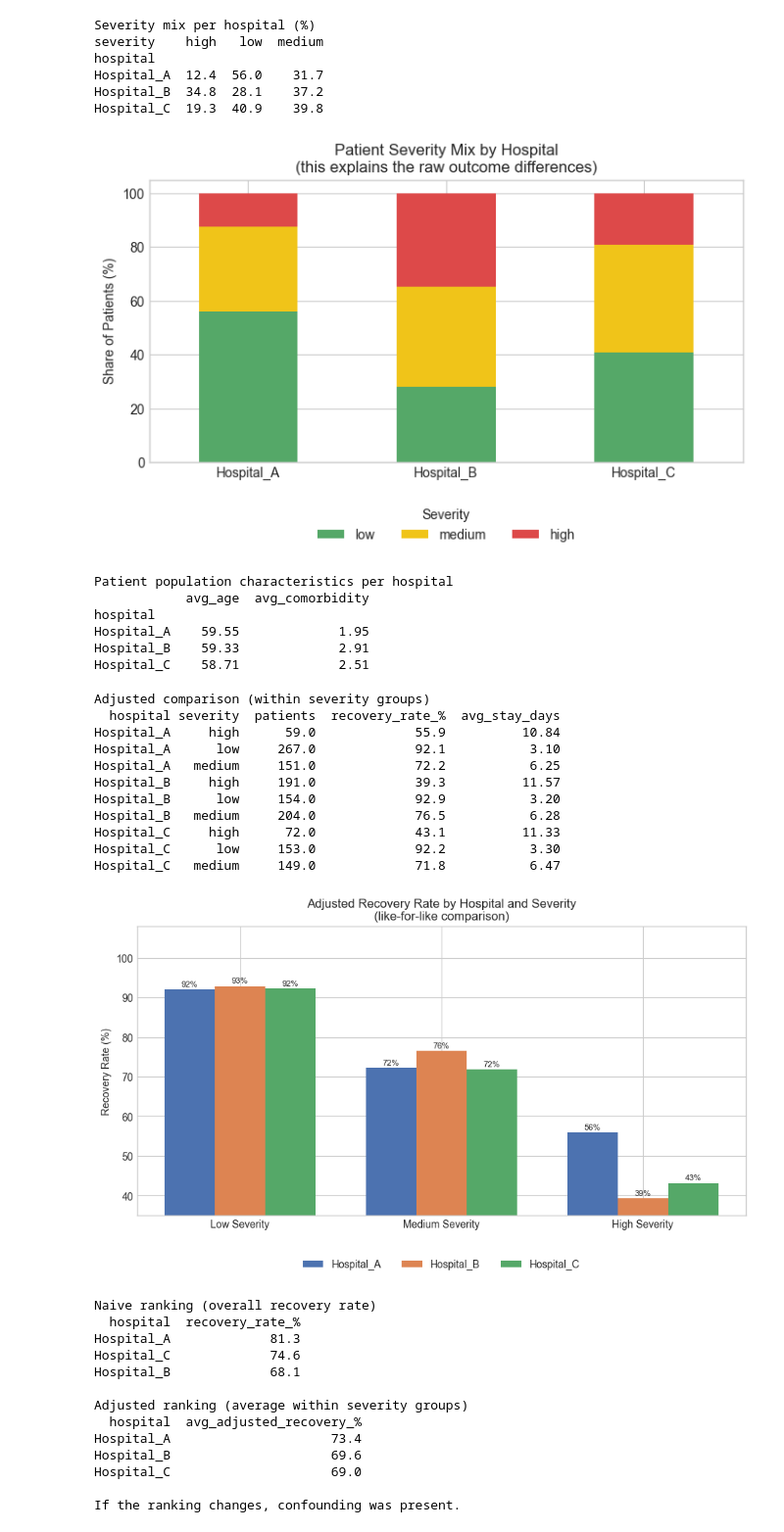
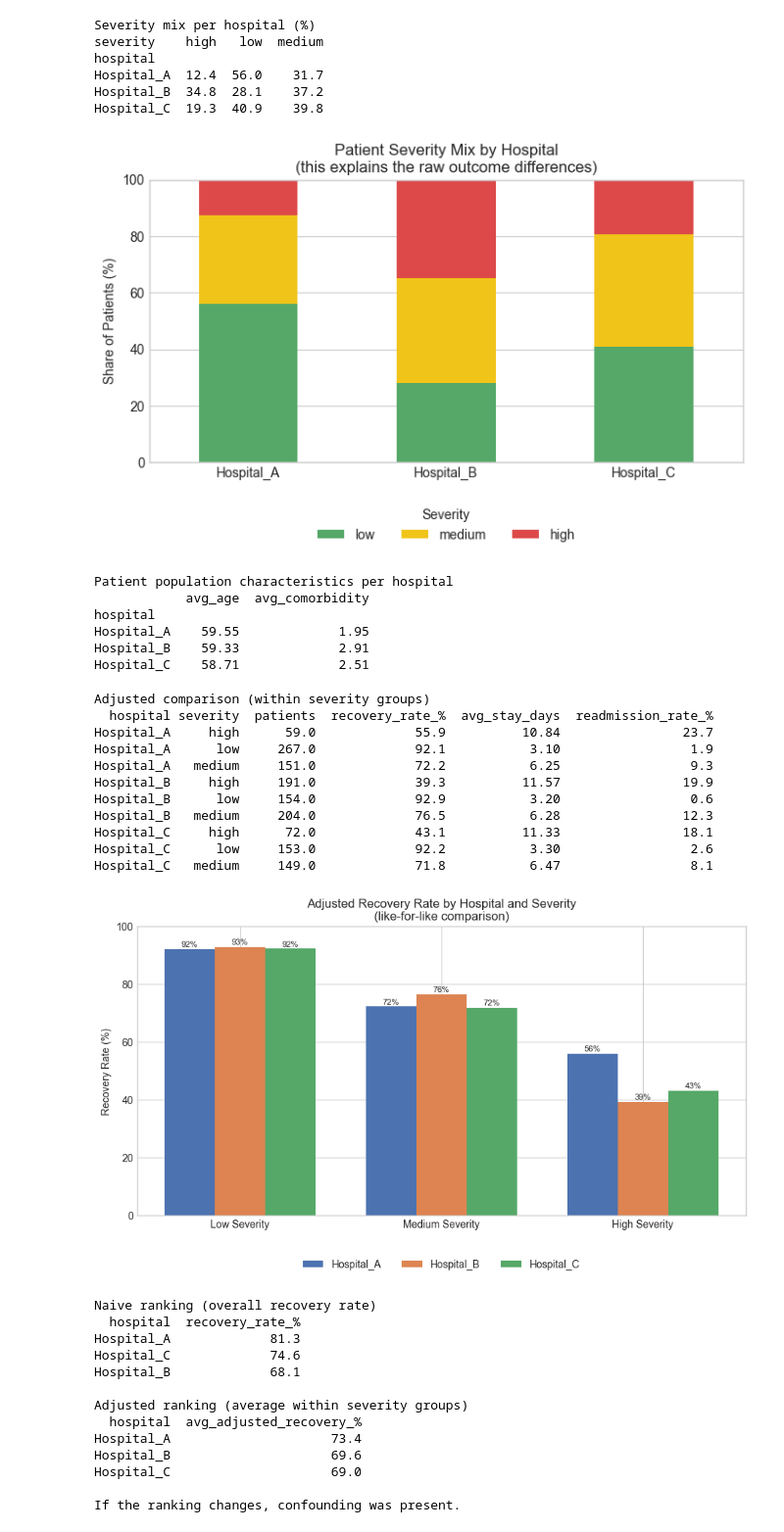
Before and after one commit to IliasBro/DS-Python-Fundamentals-Individual-Project, a Jupyter notebook: Analysis.ipynb, the cells around one changed output. Shown at 98% size. Saved outputs shown, nothing was run; the diff lists cells and outputs as text; code cells hidden in the pictures.

```diff
--- a/Analysis.ipynb
+++ b/Analysis.ipynb
@@ -330,14 +330,19 @@ def recovery_rate(group):
 def avg_length_of_stay(group):
     """Returns the average length of stay in days."""
     return group["length_of_stay_days"].mean()
+
+def readmission_rate(group):
+    """Returns the percentage of patients readmitted within 30 days."""
+    return group["readmitted_30d"].mean() * 100
 # %%
 # Step 1: Naive comparison across hospitals
 
 naive_results = df.groupby("hospital").apply(
     lambda g: pd.Series({
-        "patients":        len(g),
-        "recovery_rate_%": recovery_rate(g).round(1),
-        "avg_stay_days":   avg_length_of_stay(g).round(2)
+        "patients":           len(g),
+        "recovery_rate_%":    recovery_rate(g).round(1),
+        "avg_stay_days":      avg_length_of_stay(g).round(2),
+        "readmission_rate_%": readmission_rate(g).round(1)
     })
 ).reset_index()
 
@@ -409,6 +414,7 @@ ax = severity_ordered.plot(
 
 ax.set_ylabel("Share of Patients (%)")
 ax.set_title("Patient Severity Mix by Hospital\n(this explains the raw outcome differences)")
+ax.set_ylim(0, 100)
 ax.set_xticklabels(ax.get_xticklabels(), rotation=0)
 ax.set_xlabel("")
 
@@ -424,7 +430,7 @@ ax.legend(
 plt.tight_layout()
 plt.show()
 # %% [output]
-[figure, old version]
+[figure, new version]
 # %%
 # Check if age and comorbidity scores also differ by hospital
 pop_summary = df.groupby("hospital").agg(
@@ -446,9 +452,10 @@ Hospital_C    58.71             2.51
 
 adjusted_results = df.groupby(["hospital", "severity"]).apply(
     lambda g: pd.Series({
-        "patients":        len(g),
-        "recovery_rate_%": recovery_rate(g).round(1),
-        "avg_stay_days":   avg_length_of_stay(g).round(2)
+        "patients":           len(g),
+        "recovery_rate_%":    recovery_rate(g).round(1),
+        "avg_stay_days":      avg_length_of_stay(g).round(2),
+        "readmission_rate_%": readmission_rate(g).round(1)
     })
 ).reset_index()
 
@@ -456,16 +463,16 @@ print("Adjusted comparison (within severity groups)")
 print(adjusted_results.to_string(index=False))
 # %% [output]
 Adjusted comparison (within severity groups)
-  hospital severity  patients  recovery_rate_%  avg_stay_days
-Hospital_A     high      59.0             55.9          10.84
-Hospital_A      low     267.0             92.1           3.10
-Hospital_A   medium     151.0             72.2           6.25
-Hospital_B     high     191.0             39.3          11.57
-Hospital_B      low     154.0             92.9           3.20
-Hospital_B   medium     204.0             76.5           6.28
-Hospital_C     high      72.0             43.1          11.33
-Hospital_C      low     153.0             92.2           3.30
-Hospital_C   medium     149.0             71.8           6.47
+  hospital severity  patients  recovery_rate_%  avg_stay_days  readmission_rate_%
+Hospital_A     high      59.0             55.9          10.84                23.7
+Hospital_A      low     267.0             92.1           3.10                 1.9
+Hospital_A   medium     151.0             72.2           6.25                 9.3
+Hospital_B     high     191.0             39.3          11.57                19.9
+Hospital_B      low     154.0             92.9           3.20                 0.6
+Hospital_B   medium     204.0             76.5           6.28                12.3
+Hospital_C     high      72.0             43.1          11.33                18.1
+Hospital_C      low     153.0             92.2           3.30                 2.6
+Hospital_C   medium     149.0             71.8           6.47                 8.1
 # %%
 # Grouped bar chart: recovery rate per hospital, split by severity
 severity_order = ["low", "medium", "high"]
@@ -483,35 +490,35 @@ for i, hospital in enumerate(hospitals):
     for sev in severity_order:
         mask = (adjusted_results["hospital"] == hospital) & (adjusted_results["severity"] == sev)
         rate = adjusted_results.loc[mask, "recovery_rate_%"].values
         rates.append(rate[0] if len(rate) > 0 else 0)
 
     offset = (i - 1) * width  # center the group of bars
     bars = ax.bar(x + offset, rates, width, label=hospital, color=colors[hospital])
 
     # Add value labels
     for bar in bars:
         height = bar.get_height()
         ax.text(bar.get_x() + bar.get_width() / 2, height + 0.4,
                 f"{height:.0f}%", ha="center", va="bottom", fontsize=8)
 
 ax.set_xticks(x)
 ax.set_xticklabels(["Low Severity", "Medium Severity", "High Severity"])
 ax.set_ylabel("Recovery Rate (%)")
-ax.set_ylim(35, 108)
+ax.set_ylim(0, 100)
 ax.set_title("Adjusted Recovery Rate by Hospital and Severity\n(like-for-like comparison)")
 
 # Legend below the x-axis instead of inside the plot
 ax.legend(
     loc="upper center",
     bbox_to_anchor=(0.5, -0.12),
     ncol=3,
     frameon=False
 )
 
 plt.tight_layout()
 plt.show()
 # %% [output]
-[figure, old version]
+[figure, new version]
 # %%
 # Step 4: Quantify the confounding effect
 # Compare naive ranks vs adjusted ranks
```
Also changed, not shown: parts of 8 cells of this notebook, 1 other file.
